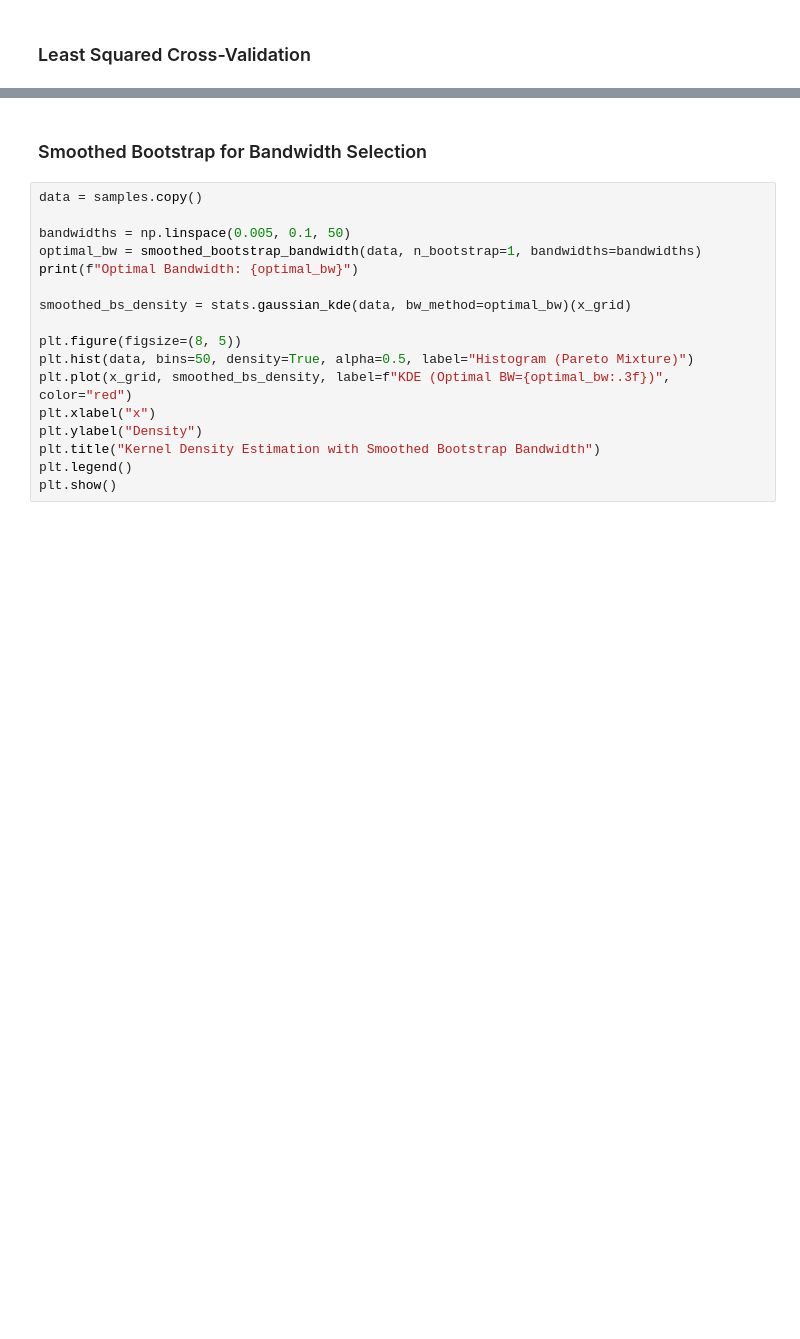
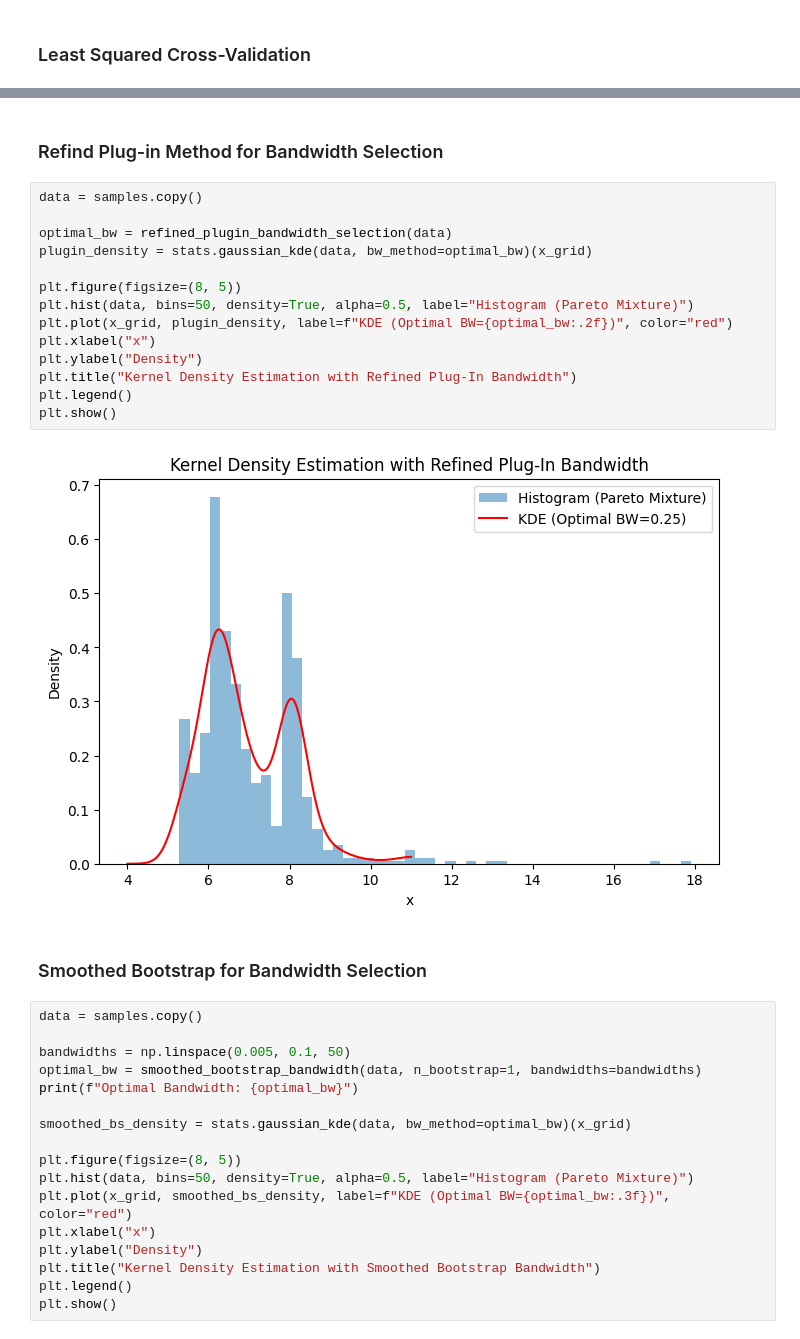
Before and after one commit to robertmackevic/pnp, a Jupyter notebook: lab3/nonparametric-density-estimation.ipynb, the cells around one changed output, grey strips where cells are left out. Drawn from its saved outputs; the diff is of its cells as text; blank space fills up the shorter version.

```diff
--- a/lab3/nonparametric-density-estimation.ipynb
+++ b/lab3/nonparametric-density-estimation.ipynb
@@ -159,3 +190,21 @@ plt.show()
+# %% [markdown]
+### Refind Plug-in Method for Bandwidth Selection
+# %%
+data = samples.copy()
+
+optimal_bw = refined_plugin_bandwidth_selection(data)
+plugin_density = stats.gaussian_kde(data, bw_method=optimal_bw)(x_grid)
+
+plt.figure(figsize=(8, 5))
+plt.hist(data, bins=50, density=True, alpha=0.5, label="Histogram (Pareto Mixture)")
+plt.plot(x_grid, plugin_density, label=f"KDE (Optimal BW={optimal_bw:.2f})", color="red")
+plt.xlabel("x")
+plt.ylabel("Density")
+plt.title("Kernel Density Estimation with Refined Plug-In Bandwidth")
+plt.legend()
+plt.show()
+# %% [output]
+[figure, added]
 # %% [markdown]
 ### Smoothed Bootstrap for Bandwidth Selection
 # %%
```
Also changed, not shown: parts of 9 cells of this notebook, 1 other file.
